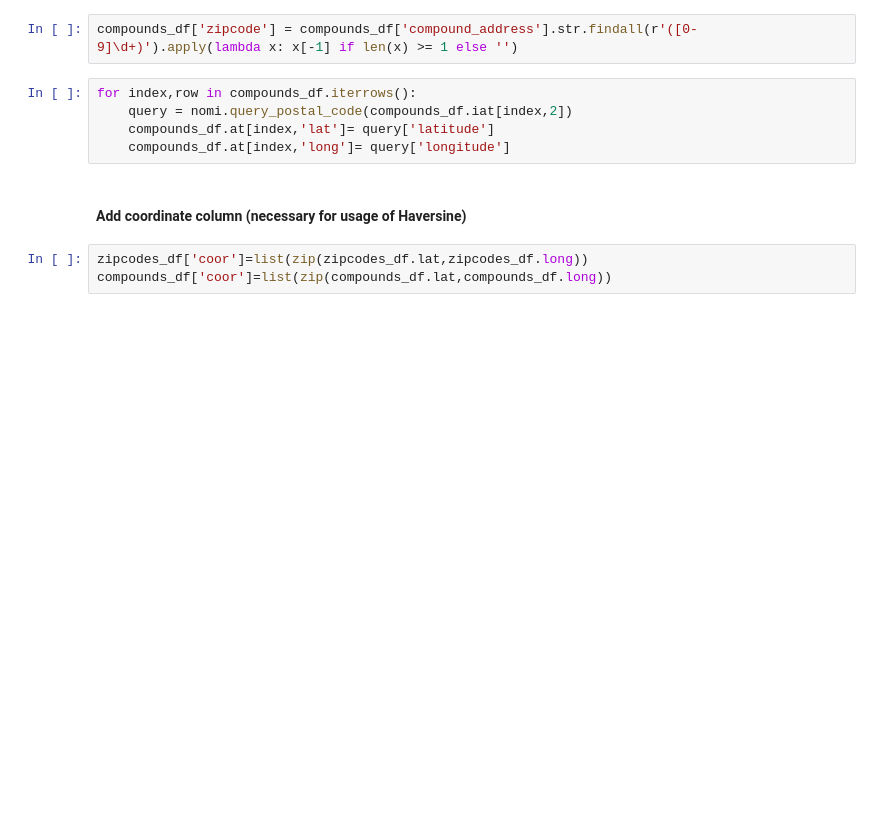
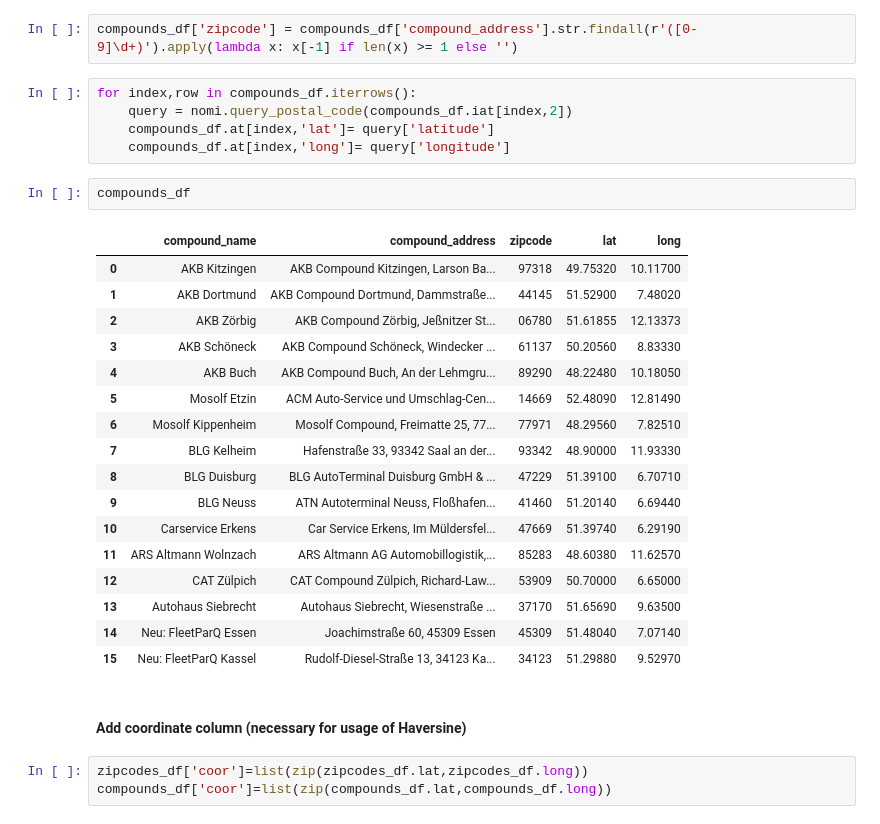
Before and after one commit to lenaas/geographic_optimization, a Jupyter notebook: geographic_optimization.ipynb, the cells around one changed output. Saved outputs shown, nothing was run; the diff lists cells and outputs as text; blank space fills up the shorter version.

```diff
--- a/geographic_optimization.ipynb
+++ b/geographic_optimization.ipynb
@@ -89,6 +103,26 @@ for index,row in compounds_df.iterrows():
     query = nomi.query_postal_code(compounds_df.iat[index,2])
     compounds_df.at[index,'lat']= query['latitude']
     compounds_df.at[index,'long']= query['longitude']
+# %%
+compounds_df
+# %% [output]
+|  | compound_name | compound_address | zipcode | lat | long |
+| 0 | AKB Kitzingen | AKB Compound Kitzingen, Larson Ba... | 97318 | 49.75320 | 10.11700 |
+| 1 | AKB Dortmund | AKB Compound Dortmund, Dammstraße... | 44145 | 51.52900 | 7.48020 |
+| 2 | AKB Zörbig | AKB Compound Zörbig, Jeßnitzer St... | 06780 | 51.61855 | 12.13373 |
+| 3 | AKB Schöneck | AKB Compound Schöneck, Windecker ... | 61137 | 50.20560 | 8.83330 |
+| 4 | AKB Buch | AKB Compound Buch, An der Lehmgru... | 89290 | 48.22480 | 10.18050 |
+| 5 | Mosolf Etzin | ACM Auto-Service und Umschlag-Cen... | 14669 | 52.48090 | 12.81490 |
+| 6 | Mosolf Kippenheim | Mosolf Compound, Freimatte 25, 77... | 77971 | 48.29560 | 7.82510 |
+| 7 | BLG Kelheim | Hafenstraße 33, 93342 Saal an der... | 93342 | 48.90000 | 11.93330 |
+| 8 | BLG Duisburg | BLG AutoTerminal Duisburg GmbH & ... | 47229 | 51.39100 | 6.70710 |
+| 9 | BLG Neuss | ATN Autoterminal Neuss, Floßhafen... | 41460 | 51.20140 | 6.69440 |
+| 10 | Carservice Erkens | Car Service Erkens, Im Müldersfel... | 47669 | 51.39740 | 6.29190 |
+| 11 | ARS Altmann Wolnzach | ARS Altmann AG Automobillogistik,... | 85283 | 48.60380 | 11.62570 |
+| 12 | CAT Zülpich | CAT Compound Zülpich, Richard-Law... | 53909 | 50.70000 | 6.65000 |
+| 13 | Autohaus Siebrecht | Autohaus Siebrecht, Wiesenstraße ... | 37170 | 51.65690 | 9.63500 |
+| 14 | Neu: FleetParQ Essen | Joachimstraße 60, 45309 Essen | 45309 | 51.48040 | 7.07140 |
+| 15 | Neu: FleetParQ Kassel | Rudolf-Diesel-Straße 13, 34123 Ka... | 34123 | 51.29880 | 9.52970 |
 # %% [markdown]
 #### Add coordinate column (necessary for usage of Haversine)
 # %%
```
Also changed, not shown: parts of 9 cells of this notebook.
